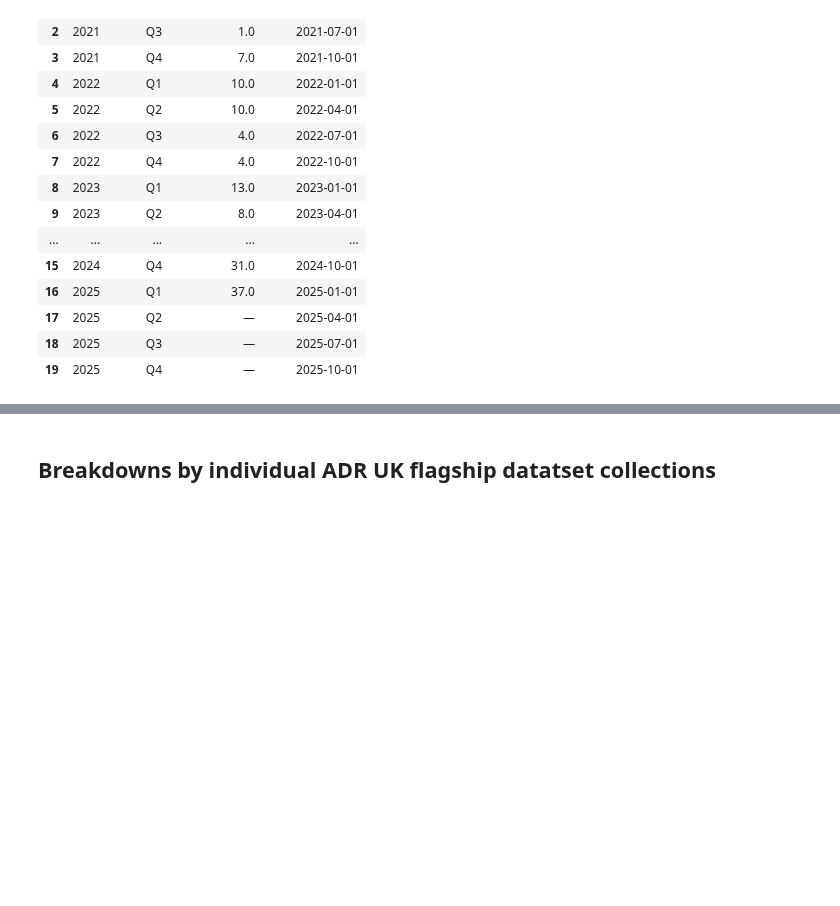
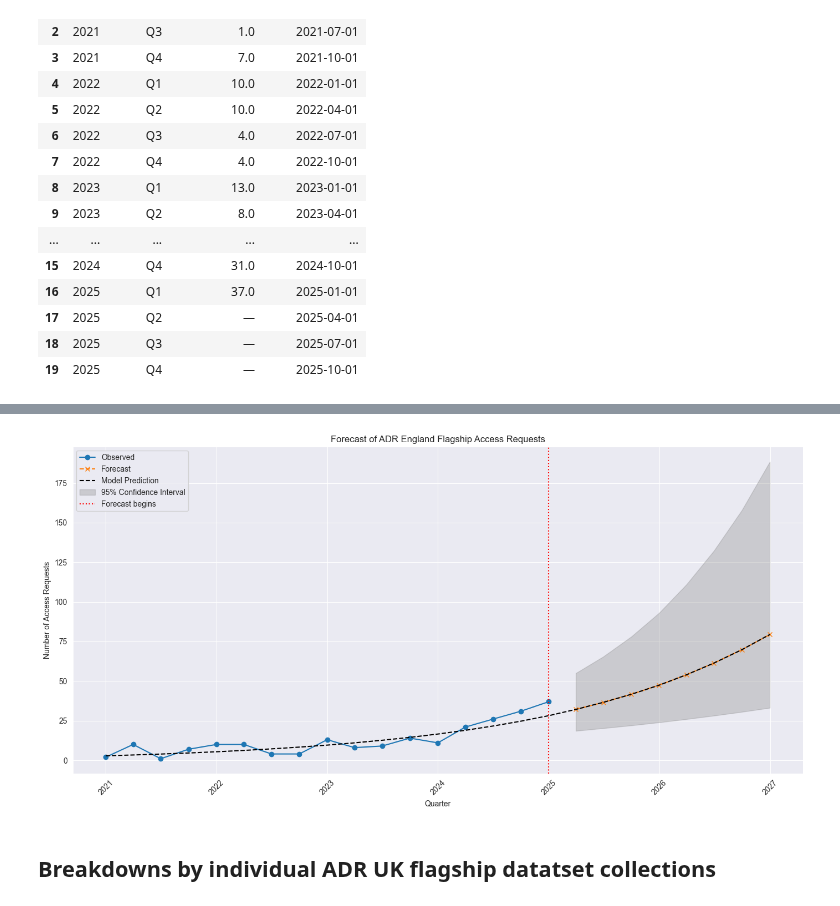
Before and after one commit to balintstewart77/ADR_DEA_project, a Jupyter notebook: analysis/DEA_projects_analysis.ipynb, the cells around one changed output, grey strips where cells are left out. Cells and saved outputs as stored; diff of their text form; code cells hidden in the pictures; blank space fills up the shorter version.

Commit message:
add model comparisons

```diff
--- a/analysis/DEA_projects_analysis.ipynb
+++ b/analysis/DEA_projects_analysis.ipynb
@@ -1014,18 +1090,3 @@ quarterly_long
 | 17 | 2025 | Q2 | — | 2025-04-01 |
 | 18 | 2025 | Q3 | — | 2025-07-01 |
 | 19 | 2025 | Q4 | — | 2025-10-01 |
-# %%
-# Try and fit some model to the quarterly data
-
-# Drop NAs from 2025 data
-quarterly_long["Access Count"] = pd.to_numeric(quarterly_long["Access Count"], errors="coerce")
-quarterly_long = quarterly_long.dropna(subset=["Access Count"])
-
-# Add log transformation and quarter index for regression analysis
-quarterly_long["Quarter Index"] = range(len(quarterly_long))
-quarterly_long["Log Access"] = np.log1p(quarterly_long["Access Count"])
-
-X = sm.add_constant(quarterly_long["Quarter Index"])
-y = quarterly_long["Log Access"]
-model = sm.OLS(y, X).fit()
-print(model.summary())
@@ -1123,3 +1096,74 @@ plt.show()
+# %%
+# Plot the fitted model
+# Forecast 8 quarters ahead
+n_forecast = 8
+last_index = quarterly_long["Quarter Index"].max()
+future_indices = np.arange(last_index + 1, last_index + 1 + n_forecast)
+
+# Build future design matrix
+future_df = pd.DataFrame({"Quarter Index": future_indices})
+X_future = sm.add_constant(future_df)
+
+# Predict with confidence intervals
+pred = model.get_prediction(X_future)
+pred_summary = pred.summary_frame(alpha=0.05)
+
+# Add predictions to future_df
+future_df["Predicted Access"] = np.expm1(pred_summary["mean"])
+future_df["Lower CI"] = np.expm1(pred_summary["mean_ci_lower"])
+future_df["Upper CI"] = np.expm1(pred_summary["mean_ci_upper"])
+future_df["Quarter Period"] = pd.date_range(
+    start=quarterly_long["Quarter Period"].max() + pd.offsets.QuarterBegin(),
+    periods=n_forecast,
+    freq="Q"
+)
+
+# Create forecast dataframe
+forecast = future_df[["Quarter Period", "Predicted Access", "Lower CI", "Upper CI"]].copy()
+forecast["Access Count"] = forecast["Predicted Access"]
+forecast["Type"] = "Forecast"
+
+# Add predicted values to existing data using the same model
+X_existing = sm.add_constant(quarterly_long["Quarter Index"])
+quarterly_long["Predicted Access"] = np.expm1(model.get_prediction(X_existing).summary_frame()["mean"])
+# Observed dataframe with predictions already added
+observed = quarterly_long[["Quarter Period", "Access Count", "Predicted Access"]].copy()
+observed["Type"] = "Observed"
+
+# Combine for plotting full prediction line
+combined = pd.concat([
+    observed[["Quarter Period", "Predicted Access"]],
+    forecast[["Quarter Period", "Predicted Access"]]
+], ignore_index=True)
+
+# Plot
+plt.figure(figsize=(14, 7))
+
+# Plot observed and forecast points
+plt.plot(observed["Quarter Period"], observed["Access Count"], label="Observed", marker="o")
+plt.plot(forecast["Quarter Period"], forecast["Access Count"], label="Forecast", linestyle="--", marker="x")
+
+# Full prediction line (observed + forecast)
+plt.plot(combined["Quarter Period"], combined["Predicted Access"], linestyle="--", color="black", label="Model Prediction")
+
+# Confidence interval shading
+plt.fill_between(forecast["Quarter Period"], forecast["Lower CI"], forecast["Upper CI"],
+                 color="gray", alpha=0.3, label="95% Confidence Interval")
+
+# Forecast divider
+plt.axvline(x=observed["Quarter Period"].iloc[-1], color='red', linestyle=':', label='Forecast begins')
+
+# Labels and formatting
+plt.title("Forecast of ADR England Flagship Access Requests")
+plt.xlabel("Quarter")
+plt.ylabel("Number of Access Requests")
+plt.xticks(rotation=45)
+plt.grid(True)
+plt.legend()
+plt.tight_layout()
+plt.show()
+# %% [output]
+[figure, added]
 # %% [markdown]
 ## Breakdowns by individual ADR UK flagship datatset collections
 # %% [markdown]
```
Also changed, not shown: parts of 18 cells of this notebook.
